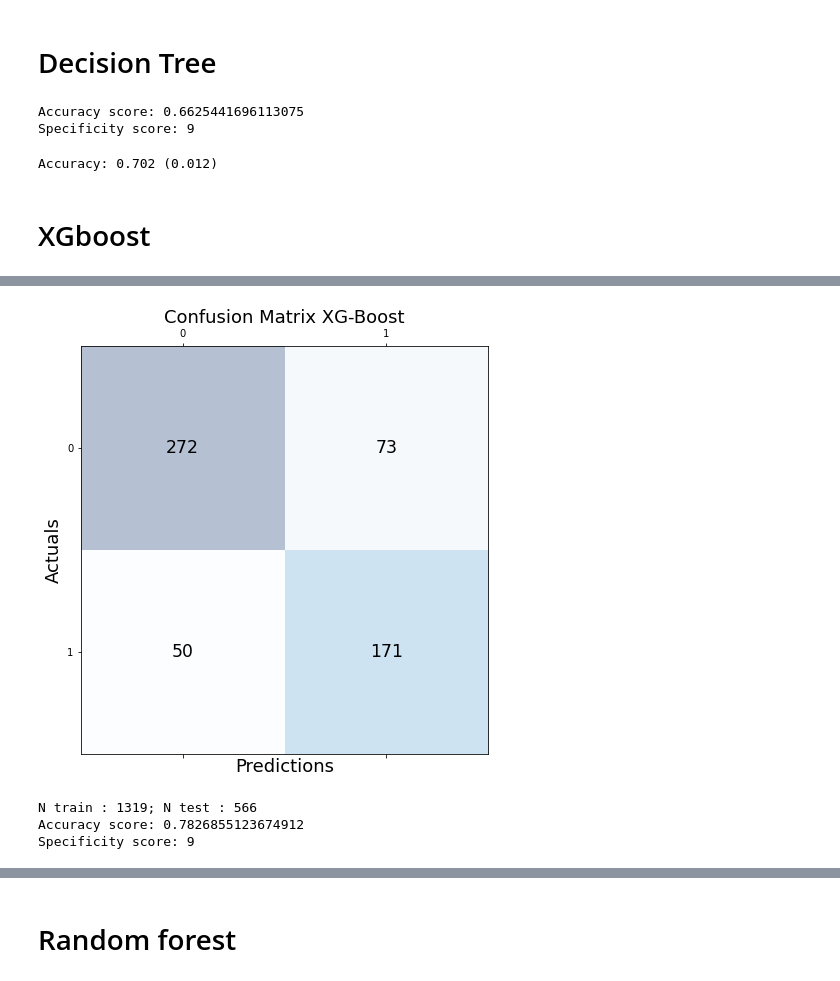
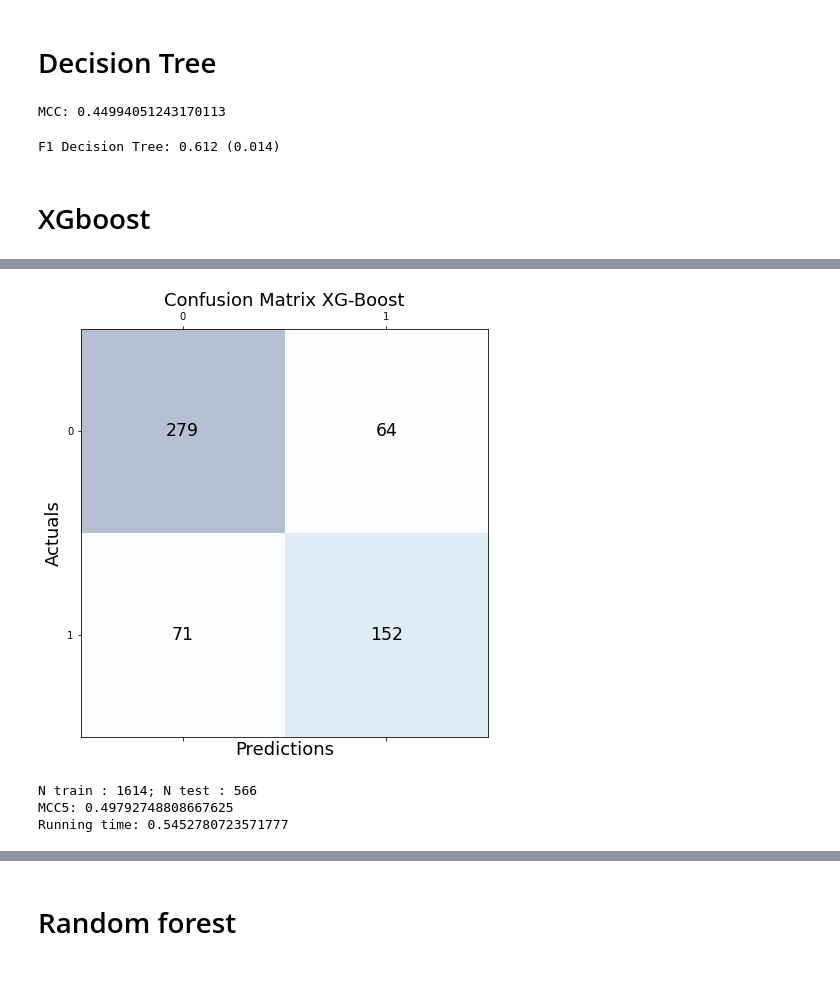
Before and after one commit to francescagiacco/ML-project-personality-and-drug-consumption, a Jupyter notebook: notebooks/second_modeling.ipynb, the cells around one changed output, grey strips where cells are left out. Cells and saved outputs as stored; diff of their text form; code cells hidden in the pictures.

```diff
--- a/notebooks/second_modeling.ipynb
+++ b/notebooks/second_modeling.ipynb
@@ -56,7 +57,7 @@ data
 
 data['stim_add_aggr'].replace(2,1, inplace = True) #just 2 classes not three
 X_train, X_test, y_train, y_test = train_test_split(data.drop(columns = [ 'hall_add_aggr','stim_add_aggr', 'depr_add_aggr'], axis=1),
-                                                    data['stim_add_aggr'], test_size=0.3, random_state=0)
+                                                    data['stim_add_aggr'], test_size=0.25, random_state=0)
 
 mi = mutual_info_classif(X_train, y_train)
 mi = pd.Series(mi)
@@ -131,8 +142,8 @@ X_train
 # %%
 cv = KFold(n_splits=6, random_state=1, shuffle=True) # more than 6 --> overfit
 scores = cross_val_score(model, data.drop(columns = [ 'hall_add_aggr','stim_add_aggr', 'depr_add_aggr'], axis=1),
-                         data['stim_add_aggr'], scoring='accuracy', cv=cv, n_jobs=-1)
+                         data['stim_add_aggr'], scoring='f1', cv=cv, n_jobs=-1)
 
-# report performance
-print('Accuracy: %.3f (%.3f)' % (np.mean(scores), np.std(scores)))
+
+print('F1: %.3f (%.3f)' % (np.mean(scores), np.std(scores)))
 # %% [output]
@@ -148,10 +159,10 @@ for kern in ['linear', 'poly', 'rbf', 'sigmoid']: #try all different Kernel meth
     model = SVC(kernel = kern, random_state = 0)
     model.fit(X_train, y_train)
     y_pred = model.predict(X_test)
-    acc2 = accuracy_score(y_test, y_pred)
-    print(f"Accuracy of kernel {kern} is: {acc2}")
+    MCC = matthews_corrcoef(y_test, y_pred)
+    print(f"MCC {kern} is: {MCC}")
     #spec1 = specificity(y_test, y_pred)
-    print(f"Specificity score: {spec1}") #not sure it is correct
+    #print(f"Specificity score: {spec1}") #not sure it is correct
     cm1 = confusion_matrix(y_test, y_pred)
     fig, ax = plt.subplots(figsize=(7.5, 7.5))
     ax.matshow(cm1, cmap=plt.cm.Blues, alpha=0.3)
@@ -166,10 +177,10 @@ for kern in ['linear', 'poly', 'rbf', 'sigmoid']: #try all different Kernel meth
 
     cv = KFold(n_splits=5, random_state=1, shuffle=True) # more than 6 --> overfit
     scores = cross_val_score(model, data.drop(columns = [ 'hall_add_aggr','stim_add_aggr', 'depr_add_aggr'], axis=1),
-                         data['stim_add_aggr'], scoring='accuracy', cv=cv, n_jobs=-1)
+                         data['stim_add_aggr'], scoring='f1', cv=cv, n_jobs=-1)
 
     # report performance
-    print('Accuracy K-Fold: %.3f (%.3f)' % (np.mean(scores), np.std(scores)))
+    print('F1 K-Fold: %.3f (%.3f)' % (np.mean(scores), np.std(scores)))
     print('\n')
 # %% [output]
 SVM method: linear
@@ -240,40 +245,43 @@ from sklearn.tree import DecisionTreeClassifier
 model = DecisionTreeClassifier(criterion = 'entropy', random_state = 0)
 model.fit(X_train, y_train)
 y_pred = model.predict(X_test)
-acc4 = accuracy_score(y_test, y_pred)
-print(f"Accuracy score: {acc4}")
-
-spec1 = 9 # specificity(y_test, y_pred)
-print(f"Specificity score: {spec1}")
+MCC4 = matthews_corrcoef(y_test, y_pred)
+print(f"MCC: {MCC4}")
 # %% [output]
-Accuracy score: 0.6625441696113075
-Specificity score: 9
+MCC: 0.44994051243170113
 # %%
 cv = KFold(n_splits=5, random_state=1, shuffle=True) # more than 6 --> overfit
 scores = cross_val_score(model, data.drop(columns = [ 'hall_add_aggr','stim_add_aggr', 'depr_add_aggr'], axis=1),
-                         data['stim_add_aggr'], scoring='accuracy', cv=cv, n_jobs=-1)
+                         data['stim_add_aggr'], scoring='f1', cv=cv, n_jobs=-1)
 # report performance
-print('Accuracy: %.3f (%.3f)' % (np.mean(scores), np.std(scores)))
+print('F1 Decision Tree: %.3f (%.3f)' % (np.mean(scores), np.std(scores)))
 # %% [output]
-Accuracy: 0.702 (0.012)
+F1 Decision Tree: 0.612 (0.014)
 # %% [markdown]
 # XGboost
 # %%
 import xgboost as xgb
 # %%
+import time
+
+tic = time.time()
+
 xgb_model = xgb.XGBClassifier(objective="binary:logistic", random_state=42)
-#X_train, X_test, y_train, y_test = train_test_split(data.drop(columns = [ 'hall_add_aggr','stim_add_aggr', 'depr_add_aggr'], axis=1),
- #                                                   data['depr_add_aggr'], test_size=0.3, random_state=0)
+X_train, X_test, y_train, y_test = train_test_split(data.drop(columns = [ 'hall_add_aggr','stim_add_aggr', 'depr_add_aggr'], axis=1),
+                                                   data['stim_add_aggr'], test_size=0.3, random_state=0)
+
+oversample = SMOTE()
+X_train, y_train = oversample.fit_resample(X_train, y_train)
 
 title = 'Confusion Matrix XG-Boost'
 
-X_train = data.drop(columns = [ 'hall_add_aggr','stim_add_aggr', 'depr_add_aggr'], axis = 1)[:1319]
-y_train = data['stim_add_aggr'][:1319].tolist()
+#X_train = data.drop(columns = [ 'hall_add_aggr','stim_add_aggr', 'depr_add_aggr'], axis = 1)[:1319]
+#y_train = data['stim_add_aggr'][:1319].tolist()
 
 xgb_model.fit(X_train,y_train)
 
-X_test = data.drop(columns = [ 'hall_add_aggr','stim_add_aggr', 'depr_add_aggr'], axis = 1)[1319:]
-y_test = data['stim_add_aggr'][1319:].tolist()
+#X_test = data.drop(columns = [ 'hall_add_aggr','stim_add_aggr', 'depr_add_aggr'], axis = 1)[1319:]
+#y_test = data['stim_add_aggr'][1319:].tolist()
 
 y_pred = xgb_model.predict(X_test)
 
@@ -291,13 +299,15 @@ plt.title(title , fontsize=18)
 plt.show() #doesn't work boh
 
 print(f'N train : {len(X_train)}; N test : {len(X_test)}')
-a = 0
-for i in range(len(y_pred)):
-    if y_pred[i] == y_test[i]:
-        a += 1
-acc_xg = a/len(y_pred)
-print(f"Accuracy score: {acc_xg}")
 
-spec1 = 9 #specificity(y_test, y_pred) # not sure it works
-print(f"Specificity score: {spec1}")
+
+MCC5 = matthews_corrcoef(y_test, y_pred)
+print(f"MCC5: {MCC5}")
+#print(f"MCC: {MCC_xg}")
+
+tac = time.time()
+
+running_time = tac-tic
+
+print(f'Running time: {running_time}')
 # %% [output]
@@ -305,4 +315,4 @@ print(f"Specificity score: {spec1}")
-[figure, old version]
+[figure, new version]
-N train : 1319; N test : 566
-Accuracy score: 0.7826855123674912
-Specificity score: 9
+N train : 1614; N test : 566
+MCC5: 0.49792748808667625
+Running time: 0.5452780723571777
```
Also changed, not shown: parts of 14 cells of this notebook, 1 other file.
